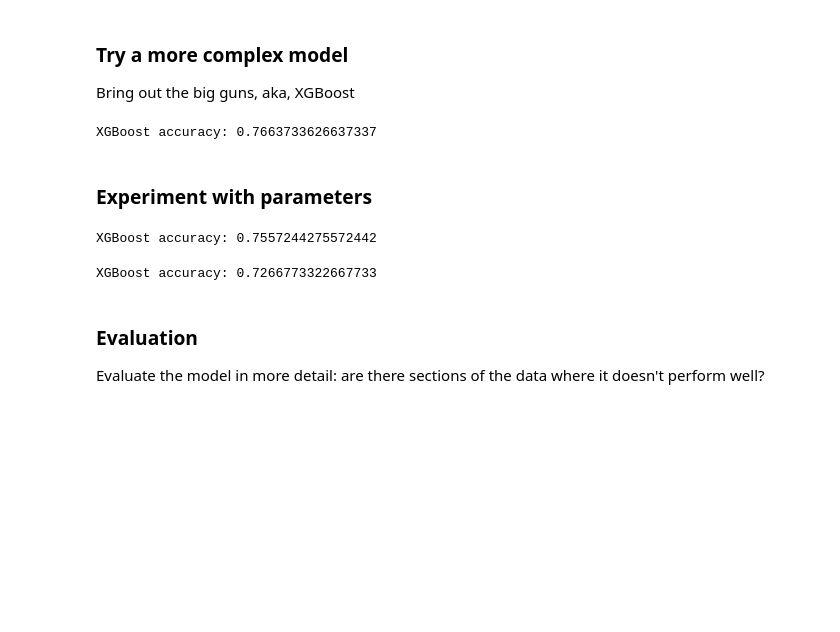
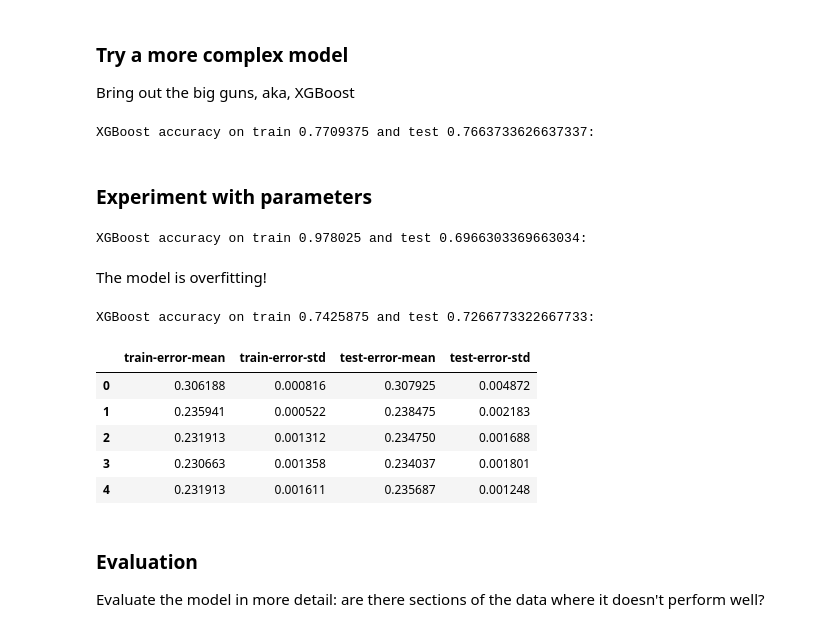
Before and after one commit to carolinemcosta/tech-talk-itech, a Jupyter notebook: tech-talk-v2.ipynb, the cells around one changed output. Drawn from its saved outputs; the diff is of its cells as text; code cells hidden in the pictures; blank space fills up the shorter version.

```diff
--- a/tech-talk-v2.ipynb
+++ b/tech-talk-v2.ipynb
@@ -317,16 +317,29 @@ def train_eval_model(params, dtrain, dtest, test_labels):
 # %%
-xgb_clf, xgb_preds, xgb_acr = train_eval_model(params, dtrain, dtest, titanic_labels_test_prep)
+xgb_clf = train_eval_model(params, dtrain, dtest, titanic_labels_train_prep, titanic_labels_test_prep)
 # %% [output]
-XGBoost accuracy: 0.7663733626637337
+XGBoost accuracy on train 0.7709375 and test 0.7663733626637337:
 # %% [markdown]
 ### Experiment with parameters
 # %%
-params["max_depth"] = 10
-xgb_clf, xgb_preds, xgb_acr = train_eval_model(params, dtrain, dtest, titanic_labels_test_prep)
+params["max_depth"] = 20
+xgb_clf_mf = train_eval_model(params, dtrain, dtest, titanic_labels_train_prep, titanic_labels_test_prep)
 # %% [output]
-XGBoost accuracy: 0.7557244275572442
+XGBoost accuracy on train 0.978025 and test 0.6966303369663034:
+# %% [markdown]
+The model is overfitting!
 # %%
 params["eta"] = 0.1
-xgb_clf, xgb_preds, xgb_acr = train_eval_model(params, dtrain, dtest, titanic_labels_test_prep)
+xgb_clf_eta = train_eval_model(params, dtrain, dtest, titanic_labels_train_prep, titanic_labels_test_prep)
 # %% [output]
-XGBoost accuracy: 0.7266773322667733
+XGBoost accuracy on train 0.7425875 and test 0.7266773322667733:
+# %%
+res = xgb.cv(params, dtrain, num_boost_round=10, nfold=5,
+             metrics={'error'}, seed=0, as_pandas=True)
+res.head()
+# %% [output]
+|  | train-error-mean | train-error-std | test-error-mean | test-error-std |
+| 0 | 0.306188 | 0.000816 | 0.307925 | 0.004872 |
+| 1 | 0.235941 | 0.000522 | 0.238475 | 0.002183 |
+| 2 | 0.231913 | 0.001312 | 0.234750 | 0.001688 |
+| 3 | 0.230663 | 0.001358 | 0.234037 | 0.001801 |
+| 4 | 0.231913 | 0.001611 | 0.235687 | 0.001248 |
```
Also changed, not shown: parts of 7 cells of this notebook.
